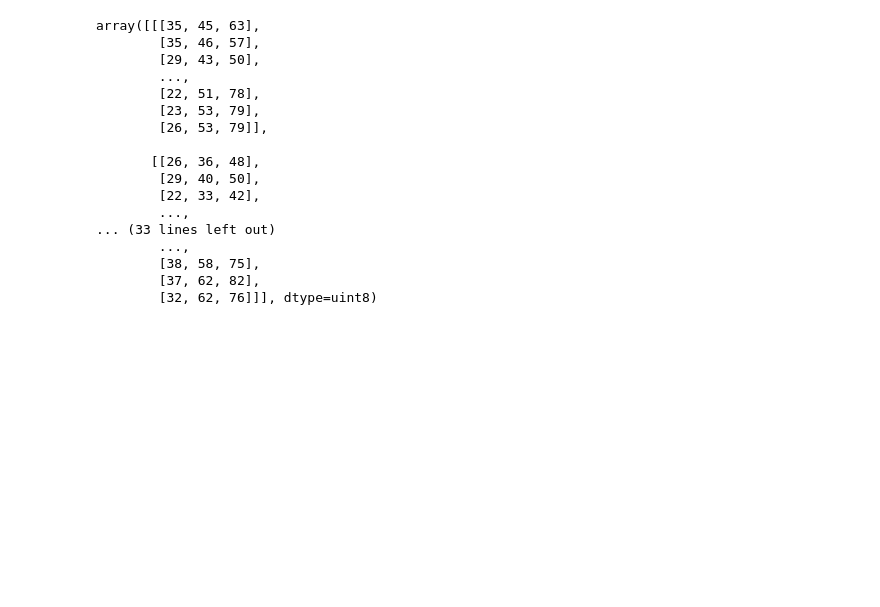
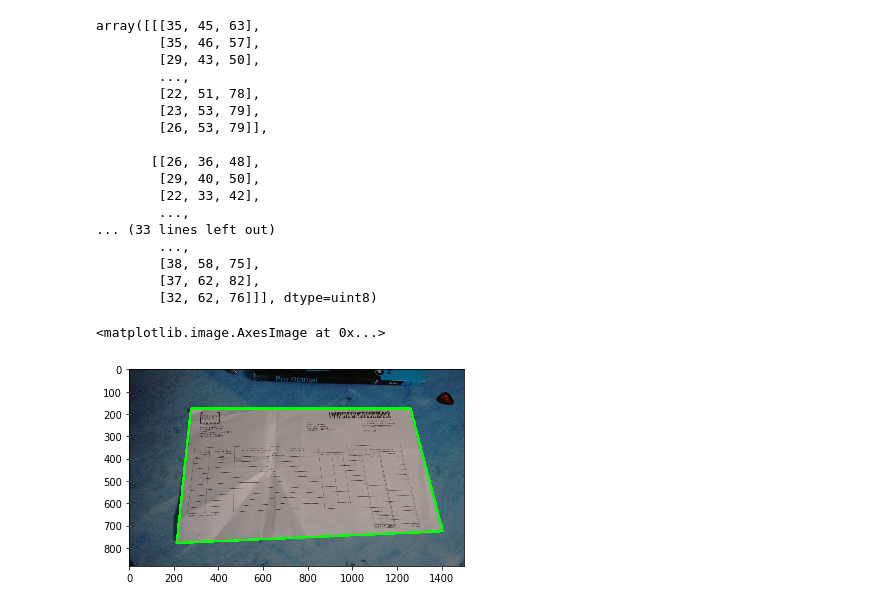
Before and after one commit to goyalmayank522/Document-Scanner, a Jupyter notebook: Document Scanner.ipynb, the cells around one changed output. Drawn from its saved outputs; the diff is of its cells as text; code cells hidden in the pictures; blank space fills up the shorter version.

```diff
--- a/Document Scanner.ipynb
+++ b/Document Scanner.ipynb
@@ -61,3 +76,8 @@ array([[[35, 45, 63],
         [38, 58, 75],
         [37, 62, 82],
         [32, 62, 76]]], dtype=uint8)
+# %%
+plt.imshow(img)
+# %% [output]
+<matplotlib.image.AxesImage at 0x...>
+[figure, added]
```
Also changed, not shown: parts of 10 cells of this notebook, 1 other file.
